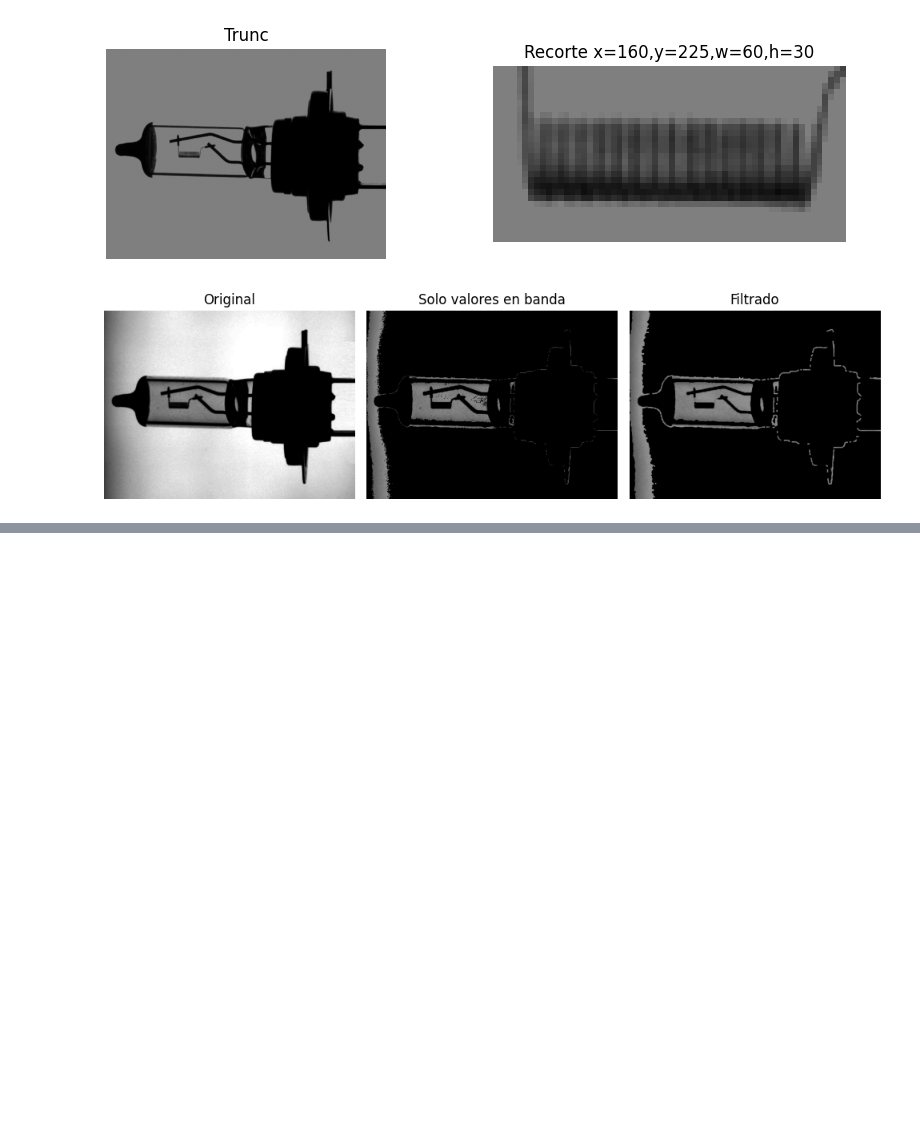
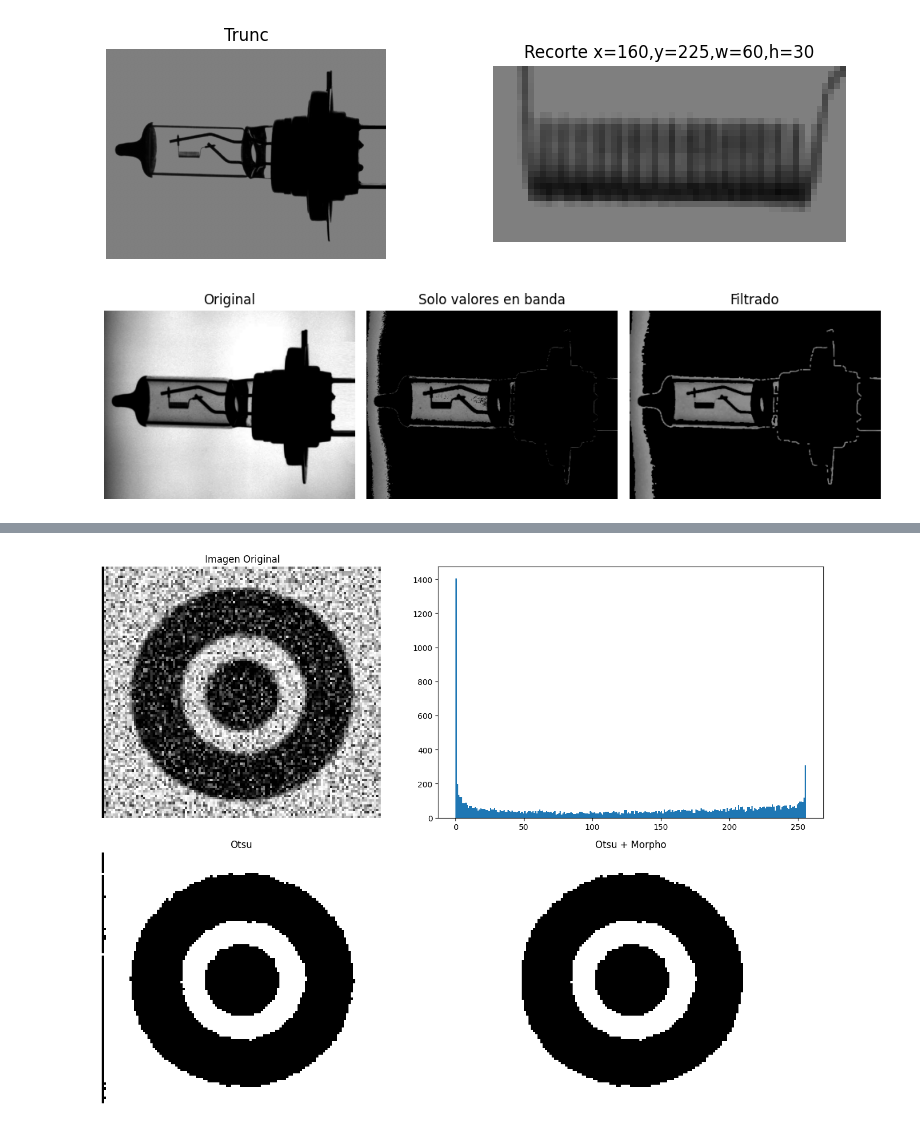
Before and after one commit to KalebG13/Sistemas-de-vision, a Jupyter notebook: Lab_1/Lab1_notebook.ipynb, the cells around one changed output, grey strips where cells are left out. Saved outputs shown, nothing was run; the diff lists cells and outputs as text; code cells hidden in the pictures; blank space fills up the shorter version.

```diff
--- a/Lab_1/Lab1_notebook.ipynb
+++ b/Lab_1/Lab1_notebook.ipynb
@@ -237,0 +243,25 @@ plt.tight_layout(); plt.show()
+# %%
+img4 = cv.imread('objetivo.png', cv.IMREAD_GRAYSCALE)
+assert img4 is not None, "No se pudo leer la imagen. Verifica la ruta."
+
+# Filtrado Gaussiano para reducir ruido
+den = cv.GaussianBlur(img4, (5,5), 0.8)
+
+# Umbral de Otsu
+_, th_otsu = cv.threshold(den, 0, 255, cv.THRESH_BINARY + cv.THRESH_OTSU)
+
+# Apertura morfológica para limpiar ruido de sal y pimienta
+kernel = cv.getStructuringElement(cv.MORPH_ELLIPSE, (5,5))
+clean = cv.morphologyEx(th_otsu, cv.MORPH_CLOSE, kernel, iterations=1)
+
+
+# Mostrar resultados
+plt.figure(figsize=(14,10))
+plt.subplot(2,2,1); plt.imshow(img4, cmap='gray'); plt.title(" Imagen Original"); plt.axis("off")
+plt.subplot(2,2,2); plt.hist(img4.ravel(), bins=256, range=(0,256))
+plt.subplot(2,2,3); plt.imshow(th_otsu, cmap='gray'); plt.title("Otsu"); plt.axis("off")
+plt.subplot(2,2,4); plt.imshow(clean, cmap='gray'); plt.title("Otsu + Morpho"); plt.axis("off")
+plt.tight_layout()
+plt.show()
+# %% [output]
+[figure, added]
```
Also changed, not shown: parts of 3 cells of this notebook.
